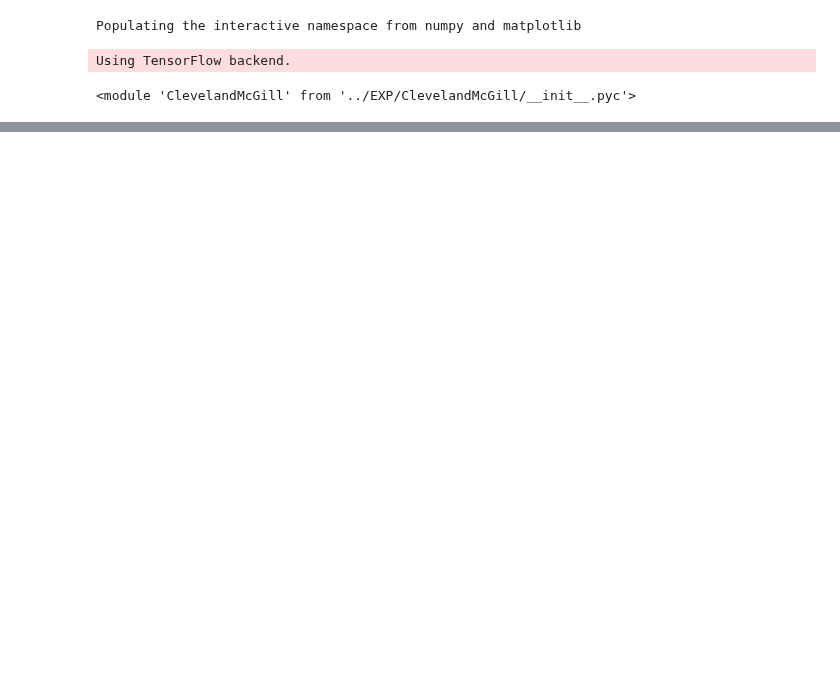
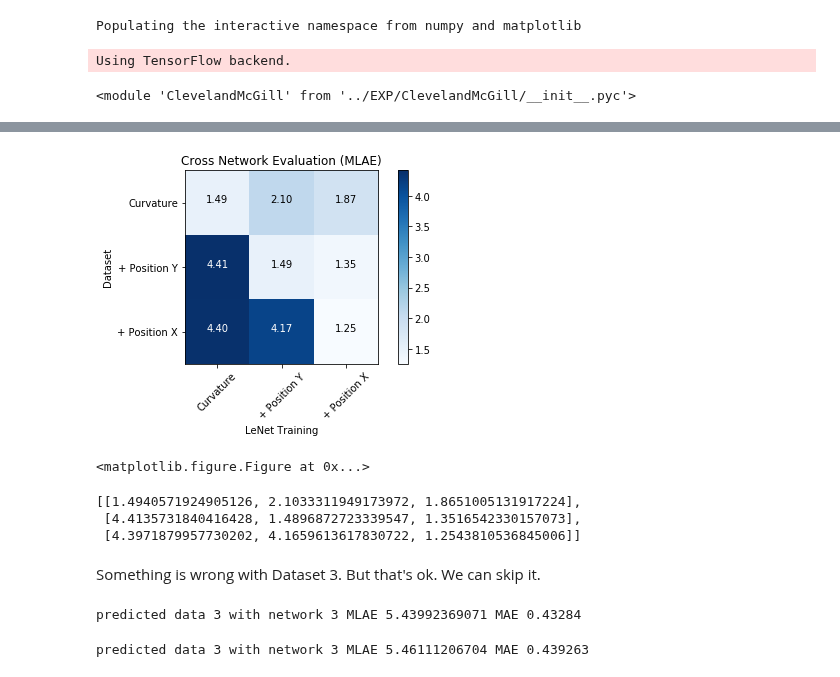
Before and after one commit to Rhoana/perception, a Jupyter notebook: IPY/CrossNetwork.ipynb, the cells around one changed output, grey strips where cells are left out. Cells and saved outputs as stored; diff of their text form; code cells hidden in the pictures; blank space fills up the shorter version.

```diff
--- a/IPY/CrossNetwork.ipynb
+++ b/IPY/CrossNetwork.ipynb
@@ -8,7 +8,7 @@ import cPickle as pickle
 # %% [output]
 Populating the interactive namespace from numpy and matplotlib
 # %%
-RESULTS_DIR = '/n/regal/pfister_lab/PERCEPTION/RESULTS/C.Figure1.direction/'
+RESULTS_DIR = '/n/regal/pfister_lab/PERCEPTION/RESULTS/C.Figure1.curvature/'
 # %%
 from keras.models import load_model
 from keras import backend as K
@@ -621,0 +161,52 @@ for i in range(20):
+# %%
+import itertools
+def plot_cross_network(cm, classes, title, cmap=plt.cm.Blues):
+
+    plt.imshow(cm, interpolation='nearest', cmap=cmap)
+    plt.title(title)
+    plt.colorbar()
+    tick_marks = np.arange(len(classes))
+    plt.xticks(tick_marks, ['Curvature', '+ Position Y', '+ Position X', '+ Width'], rotation=45)
+    plt.yticks(tick_marks, classes)
+
+    fmt = '.2f'
+    thresh = cm.max() / 2.
+    for i, j in itertools.product(range(cm.shape[0]), range(cm.shape[1])):
+        plt.text(j, i, format(cm[i, j], fmt),
+                 horizontalalignment="center",
+                 color="white" if cm[i, j] > thresh else "black")
+
+    plt.tight_layout()
+    plt.ylabel('Dataset')
+    plt.xlabel('LeNet Training')
+
+
+plt.figure()
+plot_cross_network(np.array(results[:-1]), classes=['Curvature', '+ Position Y', '+ Position X'],
+                      title='Cross Network Evaluation (MLAE)')
+
+plt.show()
+plt.savefig('../PAPER/gfx/crossnetwork.pdf')
+# %% [output]
+[figure, added]
+<matplotlib.figure.Figure at 0x...>
+# %%
+results[:-1]
+# %% [output]
+[[1.4940571924905126, 2.1033311949173972, 1.8651005131917224],
+ [4.4135731840416428, 1.4896872723339547, 1.3516542330157073],
+ [4.3971879957730202, 4.1659613617830722, 1.2543810536845006]]
+# %% [markdown]
+Something is wrong with Dataset 3. But that's ok. We can skip it.
+# %%
+
+y_pred = networks[3].predict(X[0].reshape(len(X[0]), 100, 100, 1))
+
+y_test = y[0]
+MLAE = np.log2(sklearn.metrics.mean_absolute_error(y_pred*100, y_test*100)+.125)
+
+mae = sklearn.metrics.mean_absolute_error(y_pred, y_test)
+
+print 'predicted data', data, 'with network', network, 'MLAE', MLAE, 'MAE', mae
+# %% [output]
+predicted data 3 with network 3 MLAE 5.43992369071 MAE 0.43284
@@ -621,0 +219,13 @@ for i in range(20):
+# %%
+
+
+y_pred = networks[3].predict(X_0_flipped.reshape(len(X[0]), 100, 100, 1))
+
+y_test = y[0]
+MLAE = np.log2(sklearn.metrics.mean_absolute_error(y_pred*100, y_test*100)+.125)
+
+mae = sklearn.metrics.mean_absolute_error(y_pred, y_test)
+
+print 'predicted data', data, 'with network', network, 'MLAE', MLAE, 'MAE', mae
+# %% [output]
+predicted data 3 with network 3 MLAE 5.46111206704 MAE 0.439263
```
Also changed, not shown: parts of 47 cells of this notebook, 2 other files.
